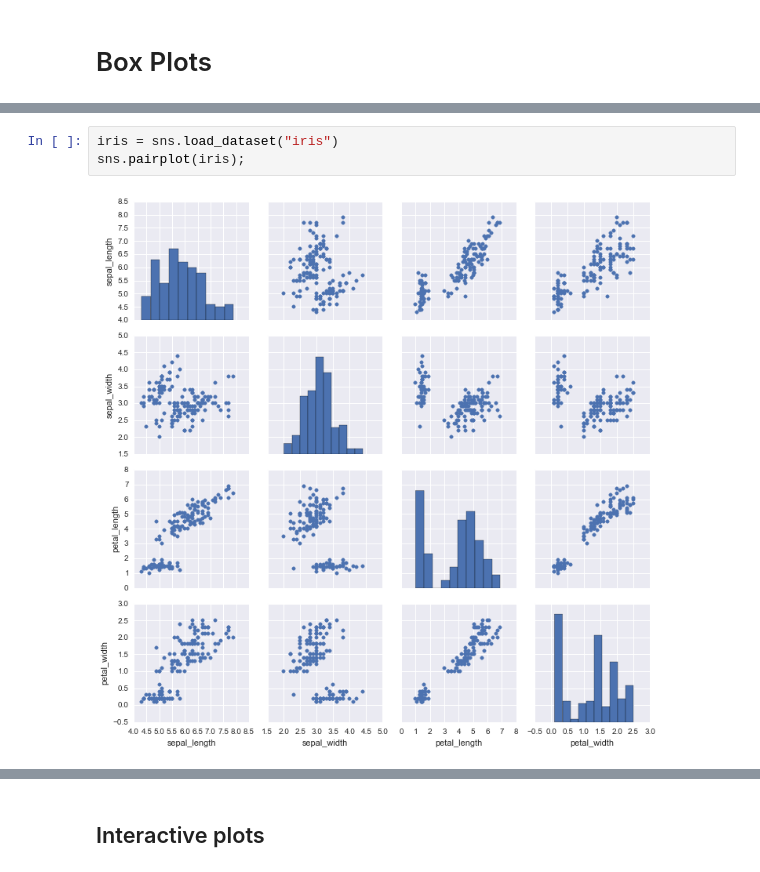
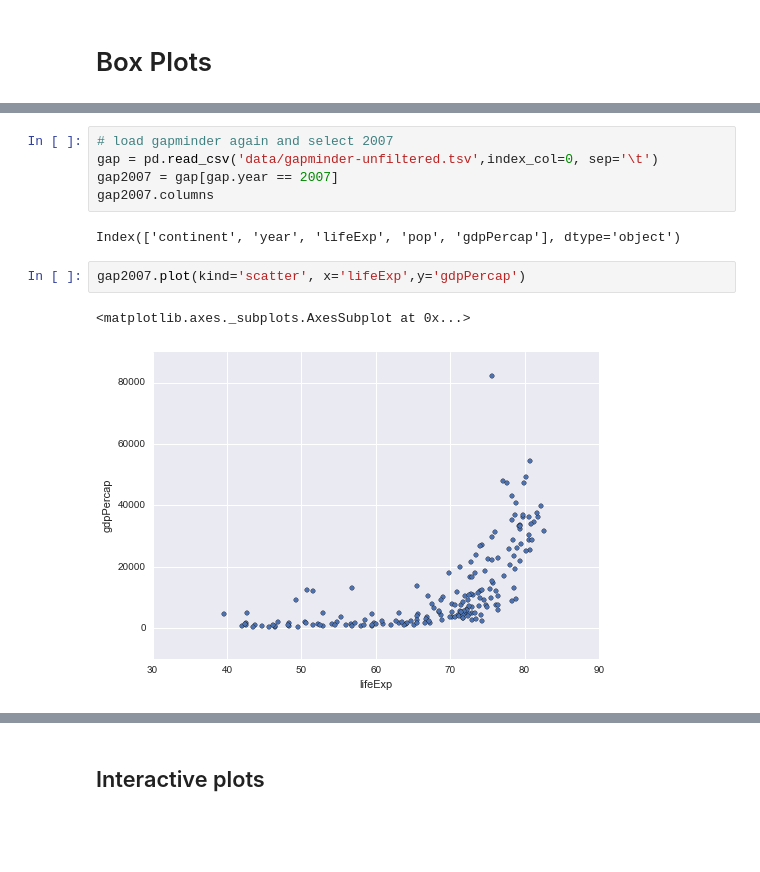
Before and after one commit to sgratzl/ipython-tutorial-VA2015, a Jupyter notebook: 03_Plotting.ipynb, the cells around one changed output, grey strips where cells are left out. Drawn from its saved outputs; the diff is of its cells as text; blank space fills up the shorter version.

Commit message:
plotting first draft

```diff
--- a/03_Plotting.ipynb
+++ b/03_Plotting.ipynb
@@ -108,5 +109,12 @@ cars.boxplot('mpg', by='gear')
-# %%
-iris = sns.load_dataset("iris")
-sns.pairplot(iris);
-# %% [output]
-[figure, removed]
+# %%
+# load gapminder again and select 2007
+gap = pd.read_csv('data/gapminder-unfiltered.tsv',index_col=0, sep='\t')
+gap2007 = gap[gap.year == 2007]
+gap2007.columns
+# %% [output]
+Index(['continent', 'year', 'lifeExp', 'pop', 'gdpPercap'], dtype='object')
+# %%
+gap2007.plot(kind='scatter', x='lifeExp',y='gdpPercap')
+# %% [output]
+<matplotlib.axes._subplots.AxesSubplot at 0x...>
+[figure, added]
```
Also changed, not shown: parts of 25 cells of this notebook.
